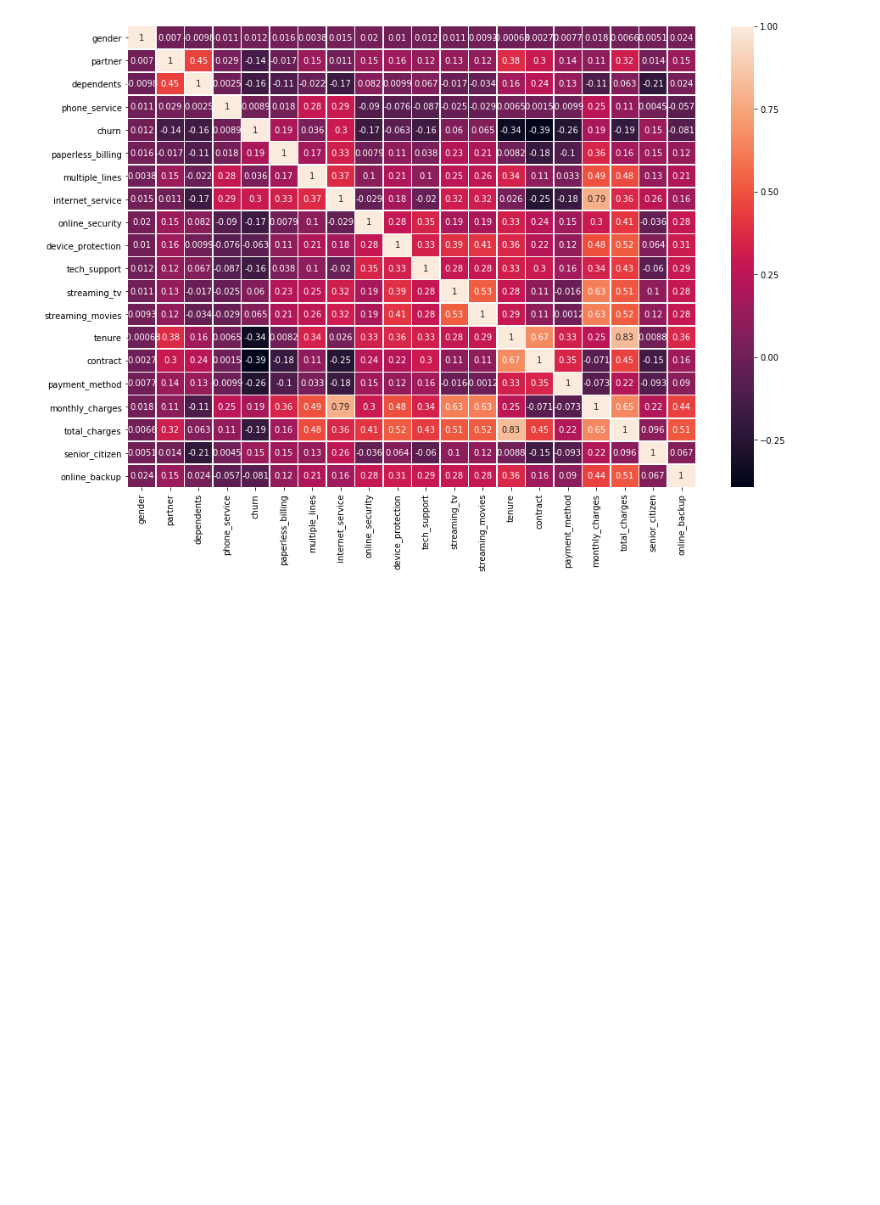
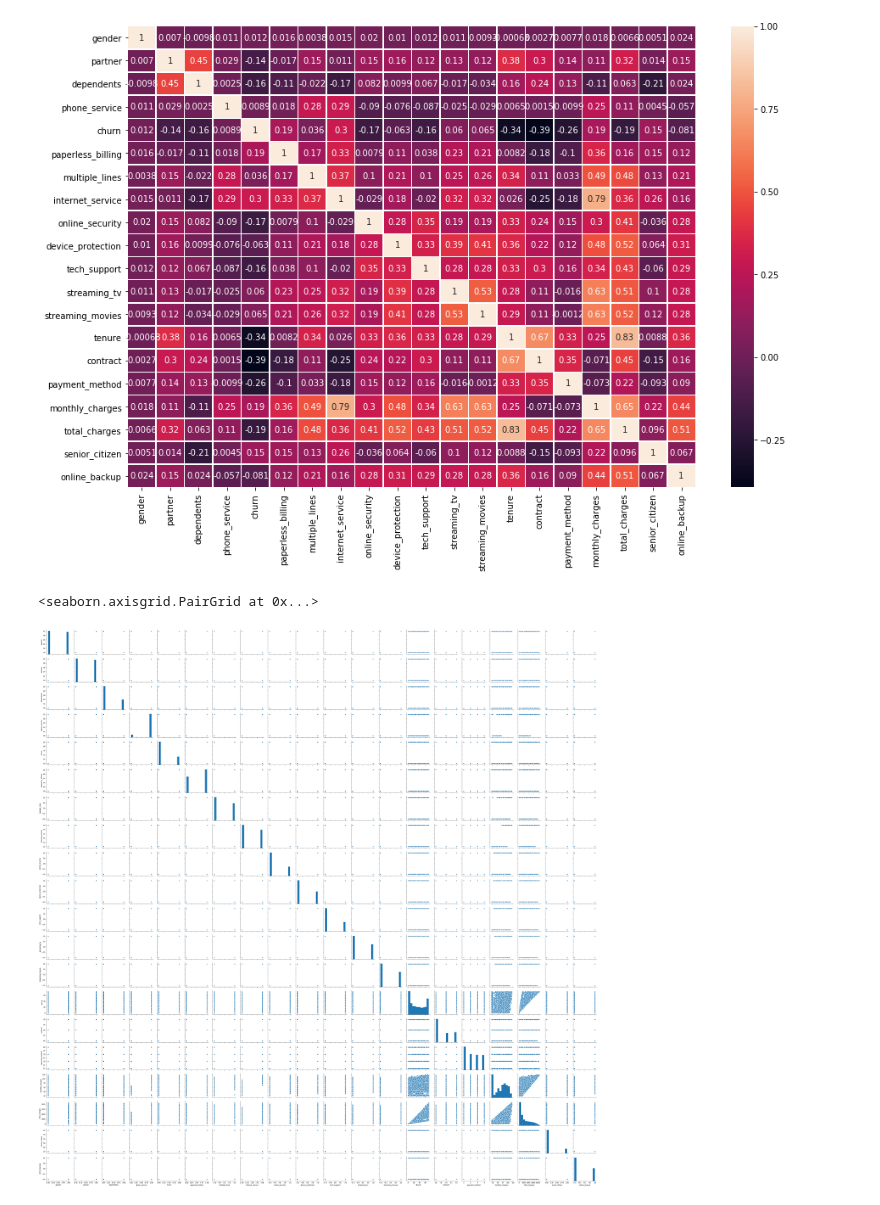
Before and after one commit to akshaysundar3/telco_prediction, a Jupyter notebook: eda_jl.ipynb, the cells around one changed output. Saved outputs shown, nothing was run; the diff lists cells and outputs as text; code cells hidden in the pictures; blank space fills up the shorter version.

```diff
--- a/eda_jl.ipynb
+++ b/eda_jl.ipynb
@@ -101,3 +102,8 @@ sns.heatmap(corr, annot=True, linewidths=.5, ax=ax)
 # %% [output]
 <matplotlib.axes._subplots.AxesSubplot at 0x...>
 [figure]
+# %%
+sns.pairplot(df.drop("customer_id", axis=1))
+# %% [output]
+<seaborn.axisgrid.PairGrid at 0x...>
+[figure, added]
```
Also changed, not shown: parts of 4 cells of this notebook.
